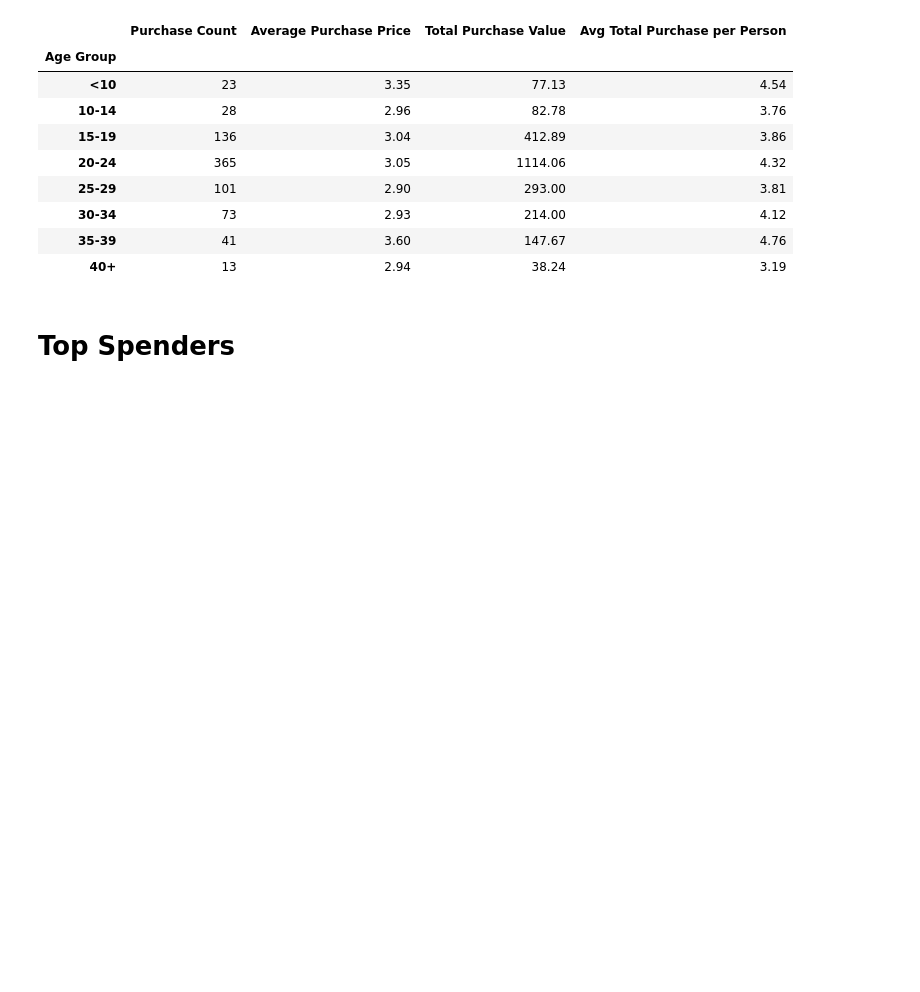
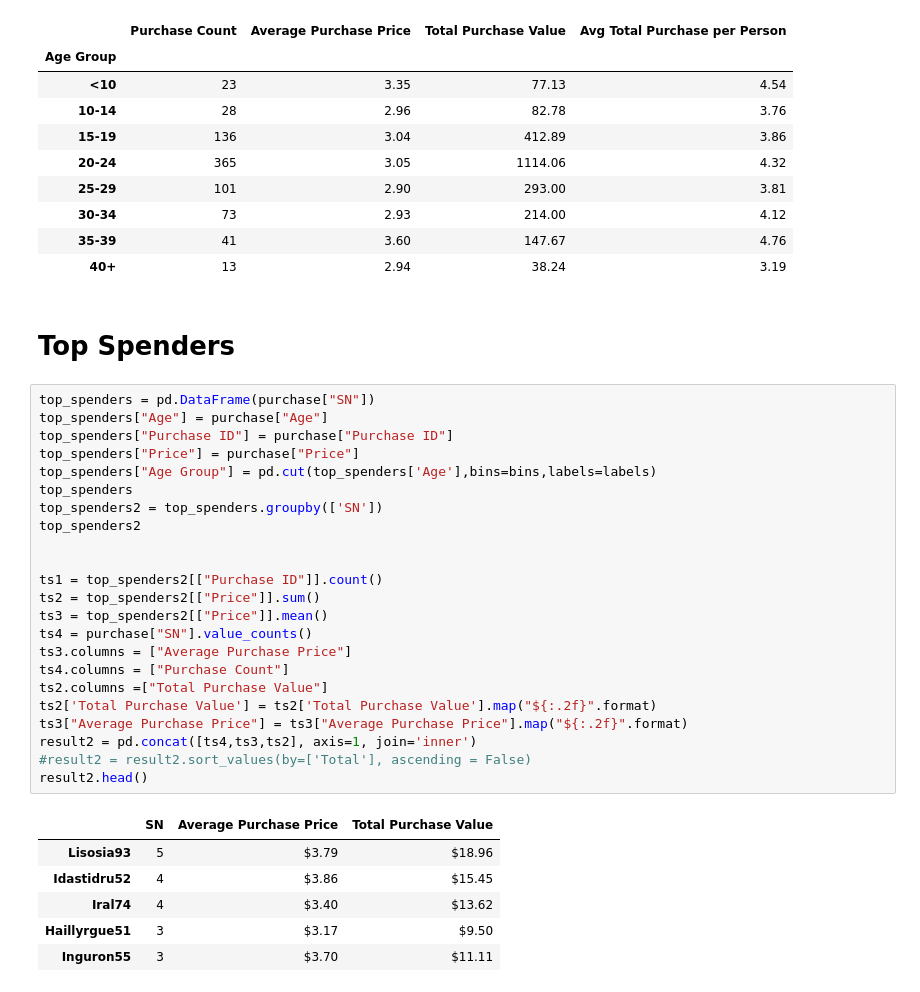
Before and after one commit to karthikk24/Pandas-HW, a Jupyter notebook: HeroesOfPymoli/HeroesofPymoli_main.ipynb, the cells around one changed output. Drawn from its saved outputs; the diff is of its cells as text; blank space fills up the shorter version.

Commit message:
updating formatted prog

```diff
--- a/HeroesOfPymoli/HeroesofPymoli_main.ipynb
+++ b/HeroesOfPymoli/HeroesofPymoli_main.ipynb
@@ -275,3 +275,33 @@ result
 | 40+ | 13 | 2.94 | 38.24 | 3.19 |
 # %% [markdown]
 # Top Spenders
+# %%
+top_spenders = pd.DataFrame(purchase["SN"])
+top_spenders["Age"] = purchase["Age"]
+top_spenders["Purchase ID"] = purchase["Purchase ID"]
+top_spenders["Price"] = purchase["Price"]
+top_spenders["Age Group"] = pd.cut(top_spenders['Age'],bins=bins,labels=labels)
+top_spenders
+top_spenders2 = top_spenders.groupby(['SN'])
+top_spenders2
+
+
+ts1 = top_spenders2[["Purchase ID"]].count()
+ts2 = top_spenders2[["Price"]].sum()
+ts3 = top_spenders2[["Price"]].mean()
+ts4 = purchase["SN"].value_counts()
+ts3.columns = ["Average Purchase Price"]
+ts4.columns = ["Purchase Count"]
+ts2.columns =["Total Purchase Value"]
+ts2['Total Purchase Value'] = ts2['Total Purchase Value'].map("${:.2f}".format)
+ts3["Average Purchase Price"] = ts3["Average Purchase Price"].map("${:.2f}".format)
+result2 = pd.concat([ts4,ts3,ts2], axis=1, join='inner')
+#result2 = result2.sort_values(by=['Total'], ascending = False)
+result2.head()
+# %% [output]
+|  | SN | Average Purchase Price | Total Purchase Value |
+| Lisosia93 | 5 | $3.79 | $18.96 |
+| Idastidru52 | 4 | $3.86 | $15.45 |
+| Iral74 | 4 | $3.40 | $13.62 |
+| Haillyrgue51 | 3 | $3.17 | $9.50 |
+| Inguron55 | 3 | $3.70 | $11.11 |
```
